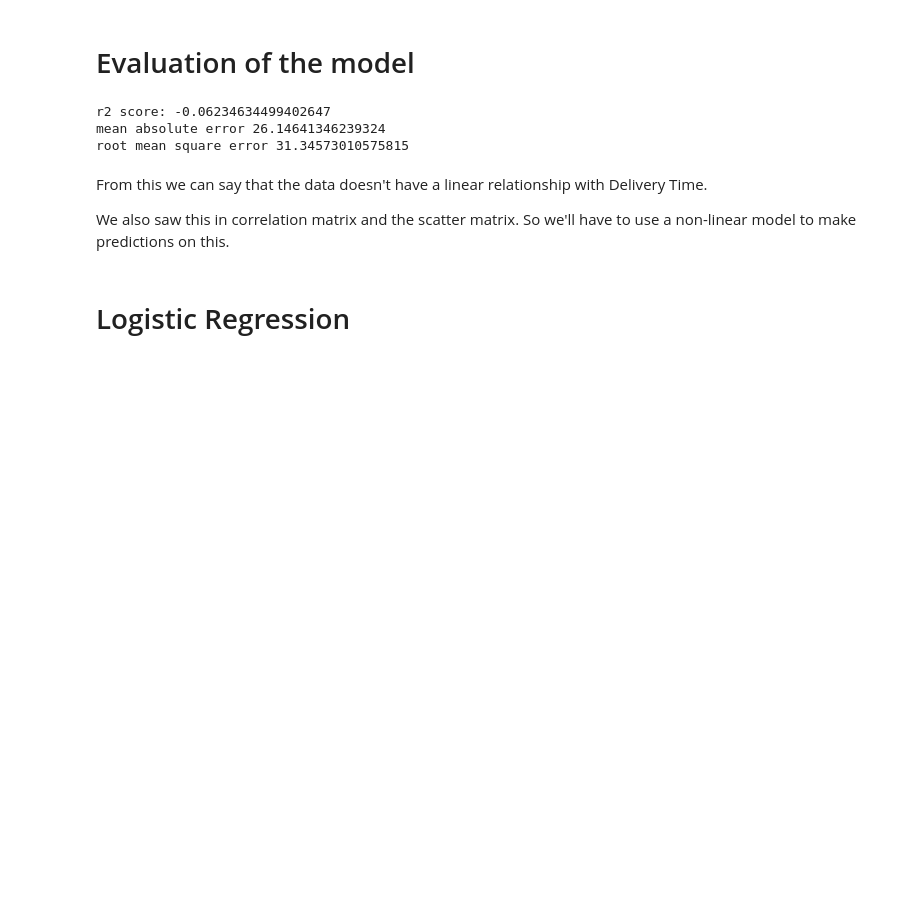
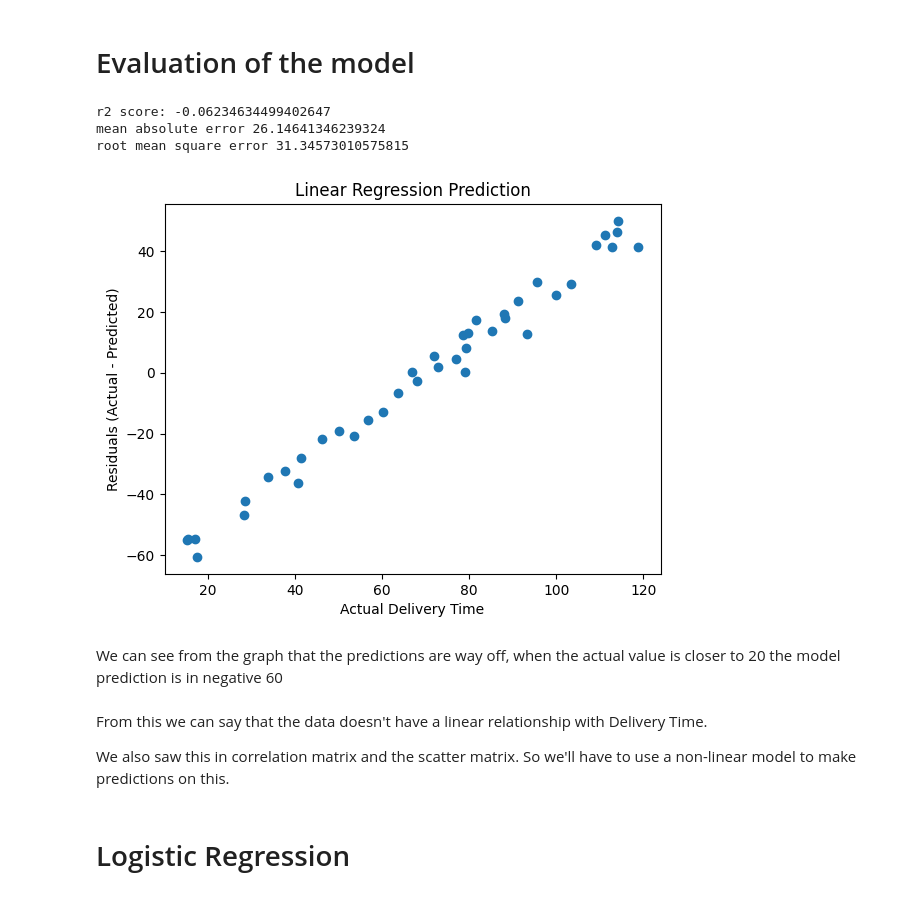
Before and after one commit to pstrings/MachineLearningTraining, a Jupyter notebook: Food_Delivery_Time_Prediction.ipynb, the cells around one changed output. Drawn from its saved outputs; the diff is of its cells as text; code cells hidden in the pictures; blank space fills up the shorter version.

```diff
--- a/Food_Delivery_Time_Prediction.ipynb
+++ b/Food_Delivery_Time_Prediction.ipynb
@@ -175,6 +176,18 @@ print("root mean square error", root_mean_squared_error(y_test, y_pred))
 r2 score: -0.06234634499402647
 mean absolute error 26.14641346239324
 root mean square error 31.34573010575815
+# %%
+residuals = y_test - y_pred
+actual_delivery_time = y_test
+plt.scatter(actual_delivery_time, residuals)
+plt.xlabel("Actual Delivery Time")
+plt.ylabel("Residuals (Actual - Predicted)")
+plt.title("Linear Regression Prediction")
+plt.show()
+# %% [output]
+[figure, added]
+# %% [markdown]
+We can see from the graph that the predictions are way off, when the actual value is closer to 20 the model prediction is in negative 60
 # %% [markdown]
 From this we can say that the data doesn't have a linear relationship with Delivery Time.
 
```
Also changed, not shown: parts of 19 cells of this notebook.
